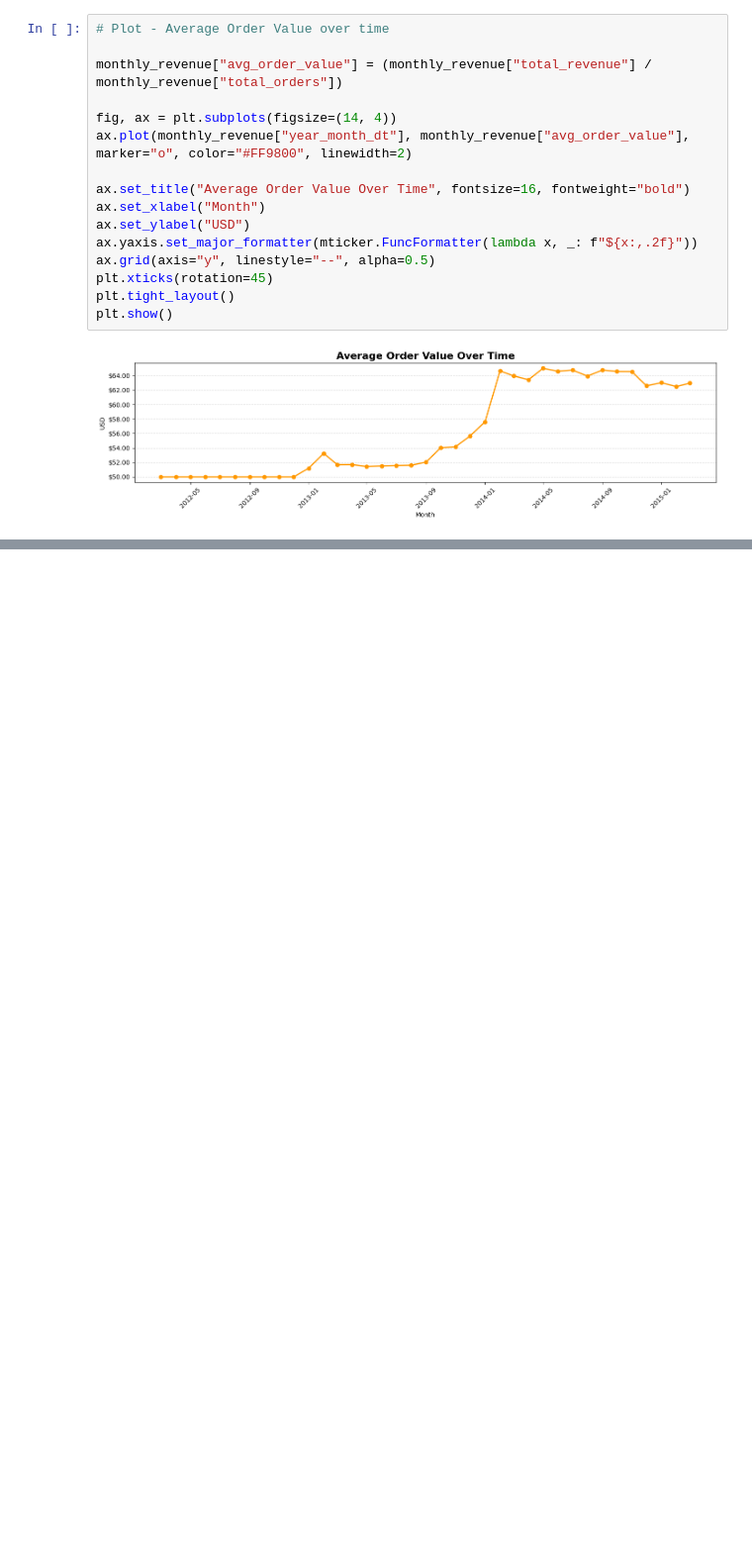
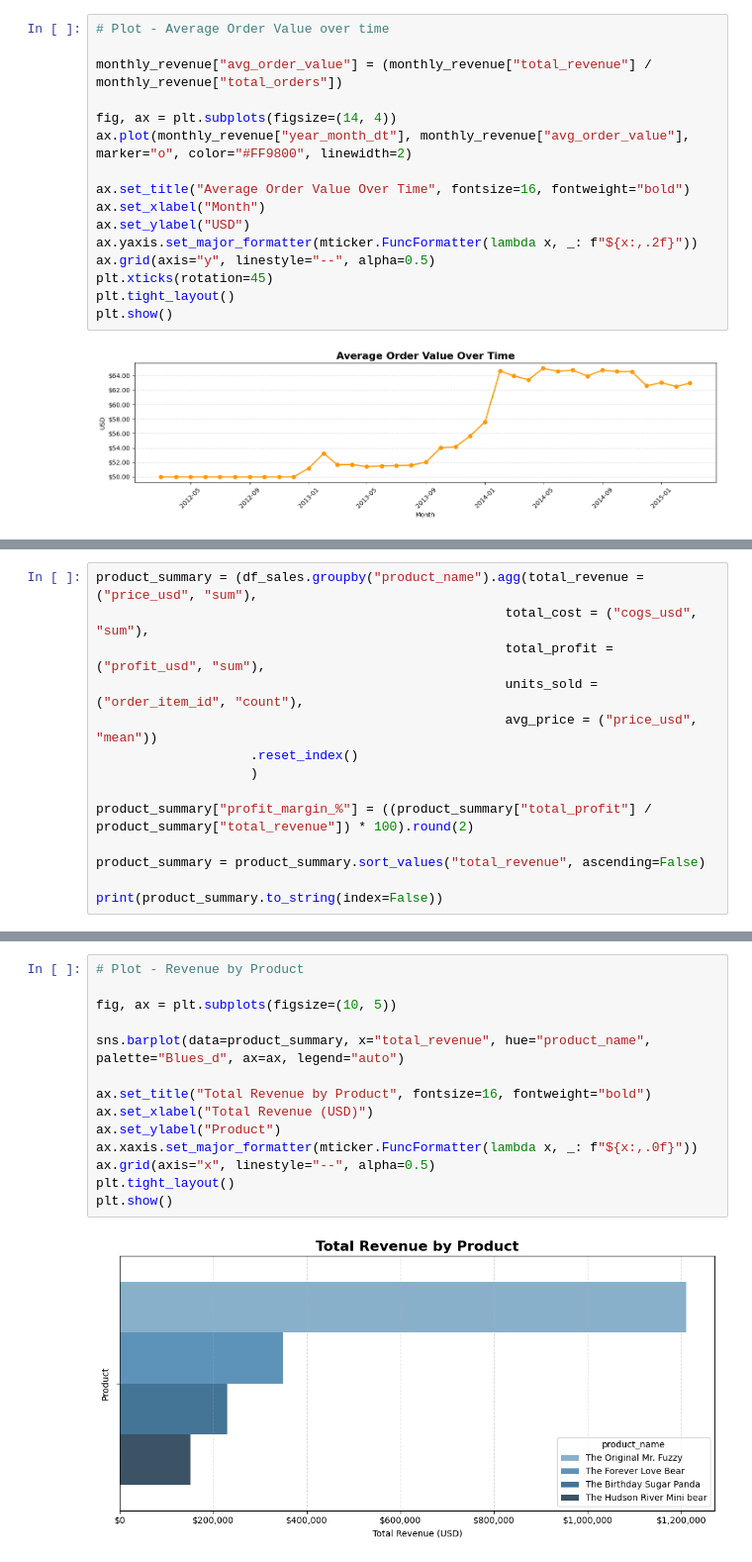
Before and after one commit to timleiler/Sales-Analysis, a Jupyter notebook: Code/4_Analysis.ipynb, the cells around one changed output, grey strips where cells are left out. Shown at 99% size. Saved outputs shown, nothing was run; the diff lists cells and outputs as text; blank space fills up the shorter version.

Commit message:
Product Analysis_1

```diff
--- a/Code/4_Analysis.ipynb
+++ b/Code/4_Analysis.ipynb
@@ -137,0 +134,14 @@ To begin with, order values rise steadily and gradually. This changes between Se
+# %%
+product_summary = (df_sales.groupby("product_name").agg(total_revenue = ("price_usd", "sum"),
+                                                     total_cost = ("cogs_usd", "sum"),
+                                                     total_profit = ("profit_usd", "sum"),
+                                                     units_sold = ("order_item_id", "count"),
+                                                     avg_price = ("price_usd", "mean"))
+                    .reset_index()
+                    )
+
+product_summary["profit_margin_%"] = ((product_summary["total_profit"] / product_summary["total_revenue"]) * 100).round(2)
+
+product_summary = product_summary.sort_values("total_revenue", ascending=False)
+
+print(product_summary.to_string(index=False))
@@ -137,0 +154,16 @@ To begin with, order values rise steadily and gradually. This changes between Se
+# %%
+# Plot - Revenue by Product
+
+fig, ax = plt.subplots(figsize=(10, 5))
+
+sns.barplot(data=product_summary, x="total_revenue", hue="product_name", palette="Blues_d", ax=ax, legend="auto")
+
+ax.set_title("Total Revenue by Product", fontsize=16, fontweight="bold")
+ax.set_xlabel("Total Revenue (USD)")
+ax.set_ylabel("Product")
+ax.xaxis.set_major_formatter(mticker.FuncFormatter(lambda x, _: f"${x:,.0f}"))
+ax.grid(axis="x", linestyle="--", alpha=0.5)
+plt.tight_layout()
+plt.show()
+# %% [output]
+[figure, added]
```
Also changed, not shown: parts of 11 cells of this notebook.
